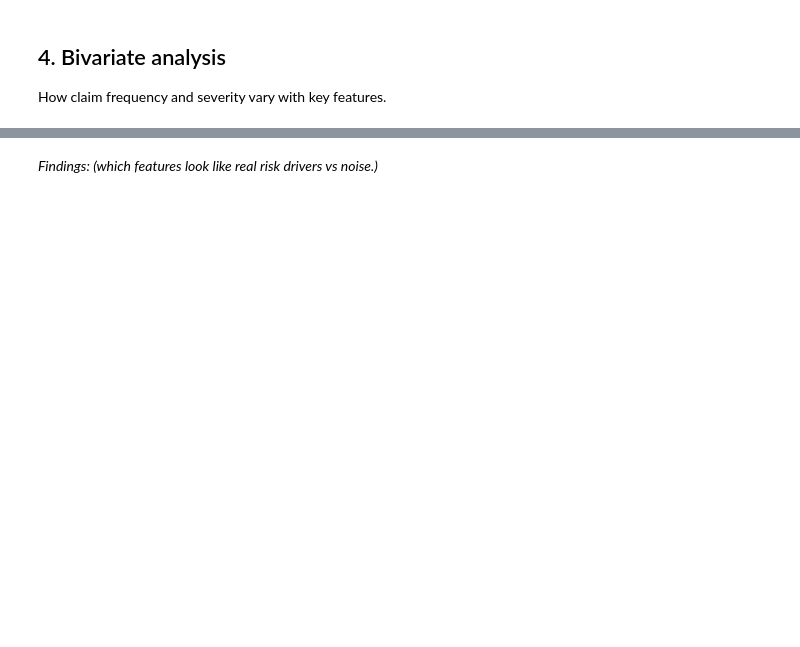
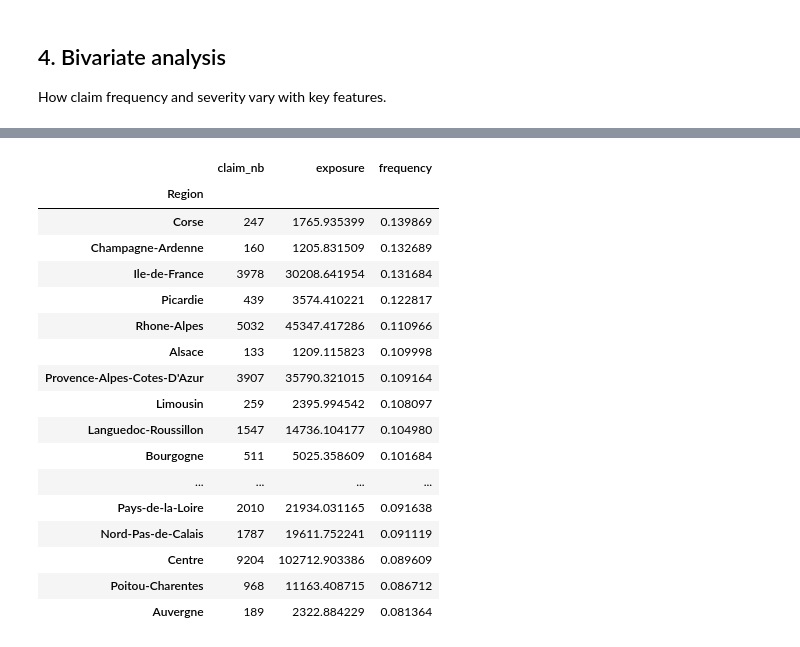
Before and after one commit to rishisatyarthy-star/RiskLabAnalysis, a Jupyter notebook: notebooks/01_data_exploration.ipynb, the cells around one changed output, grey strips where cells are left out. Drawn from its saved outputs; the diff is of its cells as text; code cells hidden in the pictures; blank space fills up the shorter version.

```diff
--- a/notebooks/01_data_exploration.ipynb
+++ b/notebooks/01_data_exploration.ipynb
@@ -414,2 +426,26 @@ plt.tight_layout()
-# %% [markdown]
-*Findings: (which features look like real risk drivers vs noise.)*
+# %%
+band_summary_region = freq.groupby("Region", observed=True).agg(
+    claim_nb=("ClaimNb", "sum"),
+    exposure=("Exposure", "sum")
+)
+band_summary_region["frequency"] = band_summary_region["claim_nb"] / band_summary_region["exposure"]
+band_summary_region.sort_values("frequency", ascending=False)
+# %% [output]
+|  | claim_nb | exposure | frequency |
+| Region |  |  |  |
+| Corse | 247 | 1765.935399 | 0.139869 |
+| Champagne-Ardenne | 160 | 1205.831509 | 0.132689 |
+| Ile-de-France | 3978 | 30208.641954 | 0.131684 |
+| Picardie | 439 | 3574.410221 | 0.122817 |
+| Rhone-Alpes | 5032 | 45347.417286 | 0.110966 |
+| Alsace | 133 | 1209.115823 | 0.109998 |
+| Provence-Alpes-Cotes-D'Azur | 3907 | 35790.321015 | 0.109164 |
+| Limousin | 259 | 2395.994542 | 0.108097 |
+| Languedoc-Roussillon | 1547 | 14736.104177 | 0.104980 |
+| Bourgogne | 511 | 5025.358609 | 0.101684 |
+| ... | ... | ... | ... |
+| Pays-de-la-Loire | 2010 | 21934.031165 | 0.091638 |
+| Nord-Pas-de-Calais | 1787 | 19611.752241 | 0.091119 |
+| Centre | 9204 | 102712.903386 | 0.089609 |
+| Poitou-Charentes | 968 | 11163.408715 | 0.086712 |
+| Auvergne | 189 | 2322.884229 | 0.081364 |
```
Also changed, not shown: parts of 16 cells of this notebook.
